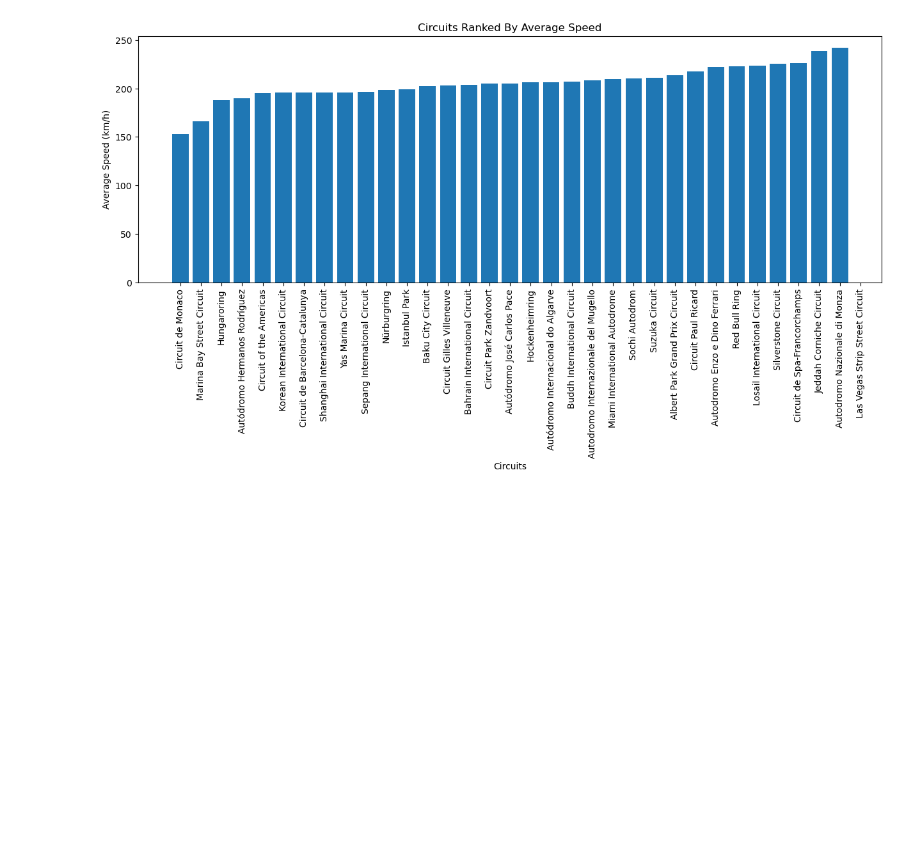
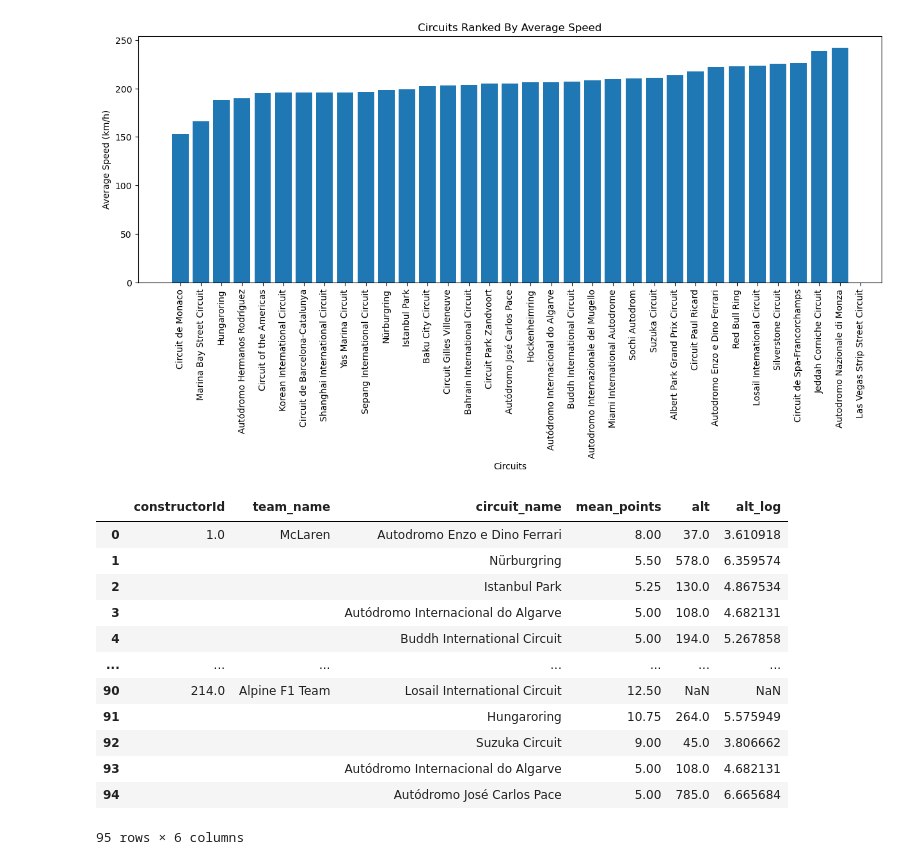
Before and after one commit to SeanB367/qtm151spring2024, a Jupyter notebook: final_project/final_project.ipynb, the cells around one changed output. Cells and saved outputs as stored; diff of their text form; code cells hidden in the pictures; blank space fills up the shorter version.

```diff
--- a/final_project/final_project.ipynb
+++ b/final_project/final_project.ipynb
@@ -181,0 +263,50 @@ Text(0, 0.5, 'Average Speed (km/h)')
+# %%
+# Create the initial figure_1 DataFrame
+figure_1 = (master_data.groupby(['constructorId', 'circuit_name'])
+                       .agg(mean_points = ('points', 'mean'))
+                       .reset_index()
+                       .groupby('constructorId')
+                       .apply(lambda x: x.nlargest(5, 'mean_points'))
+                       .reset_index(drop=True))
+
+# Blank out repeated constructorIds for visual clarity
+figure_1['constructorId'] = figure_1['constructorId'].where(figure_1['constructorId']
+                                                            != figure_1['constructorId'].shift(), "")
+
+figure_1['constructorId'] = pd.to_numeric(figure_1['constructorId'])
+
+# Merge to add team_name based on constructorId
+figure_1 = pd.merge(figure_1,
+                    master_data[['constructorId', 'team_name']].drop_duplicates(),
+                    on = 'constructorId',
+                    how = 'left')
+
+# Merge to add turns based on circuit_name
+figure_1 = pd.merge(figure_1,
+                    master_data[['circuit_name', 'alt']].drop_duplicates(),
+                    on = 'circuit_name',
+                    how = 'left')
+
+# Rearrange columns to place 'team_name' next to 'constructorId'
+figure_1 = figure_1[['constructorId', 'team_name', 'circuit_name', 'mean_points', 'alt']]
+figure_1['alt_log']= np.log(figure_1['alt'])
+
+# Replace NaNs with blank strings in 'constructorId' and 'team_name'
+figure_1['constructorId'].fillna('', inplace=True)
+figure_1['team_name'].fillna('', inplace=True)
+
+figure_1
+# %% [output]
+|  | constructorId | team_name | circuit_name | mean_points | alt | alt_log |
+| 0 | 1.0 | McLaren | Autodromo Enzo e Dino Ferrari | 8.00 | 37.0 | 3.610918 |
+| 1 |  |  | Nürburgring | 5.50 | 578.0 | 6.359574 |
+| 2 |  |  | Istanbul Park | 5.25 | 130.0 | 4.867534 |
+| 3 |  |  | Autódromo Internacional do Algarve | 5.00 | 108.0 | 4.682131 |
+| 4 |  |  | Buddh International Circuit | 5.00 | 194.0 | 5.267858 |
+| ... | ... | ... | ... | ... | ... | ... |
+| 90 | 214.0 | Alpine F1 Team | Losail International Circuit | 12.50 | NaN | NaN |
+| 91 |  |  | Hungaroring | 10.75 | 264.0 | 5.575949 |
+| 92 |  |  | Suzuka Circuit | 9.00 | 45.0 | 3.806662 |
+| 93 |  |  | Autódromo Internacional do Algarve | 5.00 | 108.0 | 4.682131 |
+| 94 |  |  | Autódromo José Carlos Pace | 5.00 | 785.0 | 6.665684 |
+95 rows × 6 columns
```
Also changed, not shown: parts of 16 cells of this notebook, 2 other files.
